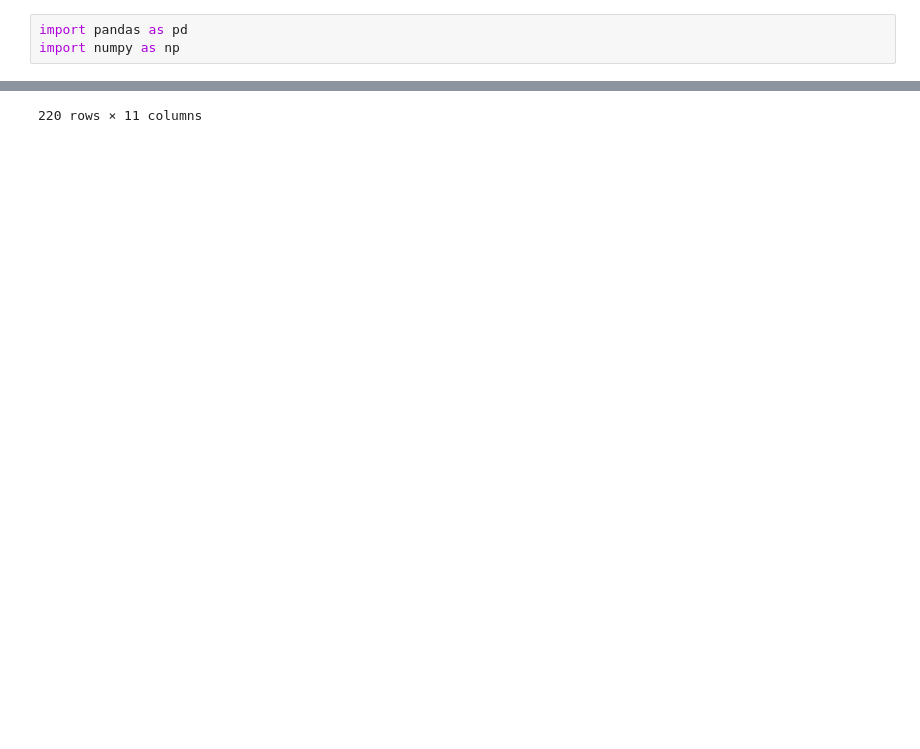
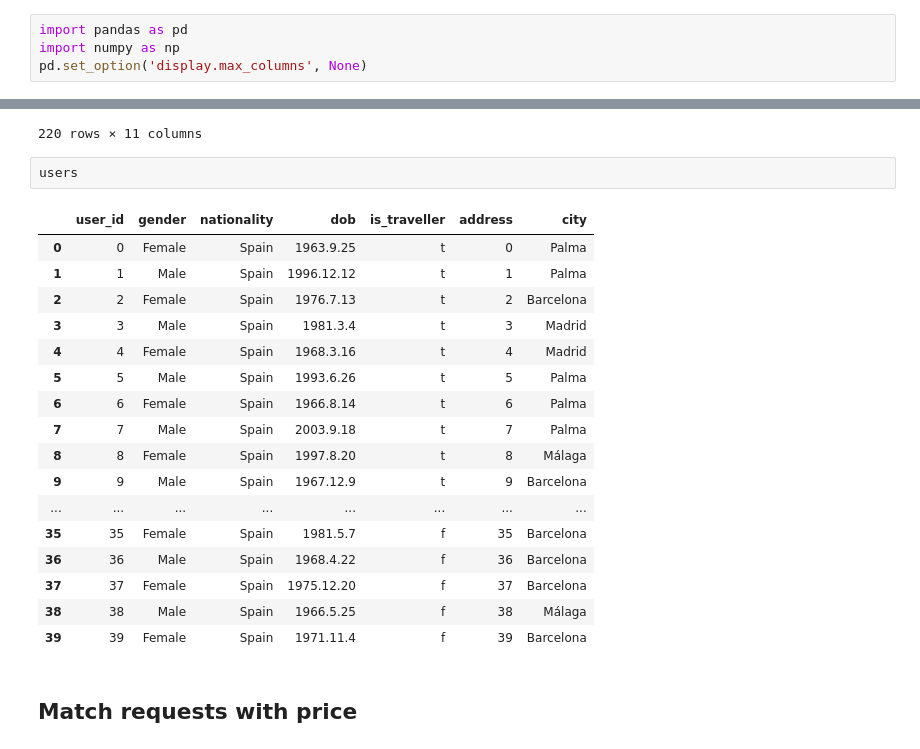
Before and after one commit to SYusupov/BDM_Cargo_Analytics, a Jupyter notebook: formatted_zone/Create_New_Features.ipynb, the cells around one changed output, grey strips where cells are left out. Cells and saved outputs as stored; diff of their text form; blank space fills up the shorter version.

Commit message:
Create New Features for requests

```diff
--- a/formatted_zone/Create_New_Features.ipynb
+++ b/formatted_zone/Create_New_Features.ipynb
@@ -1,6 +1,7 @@
 # %%
 import pandas as pd
 import numpy as np
+pd.set_option('display.max_columns', None)
 # %%
 city_distances = pd.read_csv("city_distances.csv")
 dhl_price = pd.read_csv("dhl_price.csv")
@@ -26,3 +27,25 @@ requests
 | 218 | 36 | 25 | NaN | dc582e9ac5036846acfeeb3093b17aa7 | 04/19/2023 09:46 AM | NaN | ... |
 | 219 | 25 | 33 | NaN | 828fe032935d7c1901682e5b6cc076c2 | 04/24/2023 03:57 AM | NaN | ... |
 220 rows × 11 columns
+# %%
+users
+# %% [output]
+|  | user_id | gender | nationality | dob | is_traveller | address | city |
+| 0 | 0 | Female | Spain | 1963.9.25 | t | 0 | Palma |
+| 1 | 1 | Male | Spain | 1996.12.12 | t | 1 | Palma |
+| 2 | 2 | Female | Spain | 1976.7.13 | t | 2 | Barcelona |
+| 3 | 3 | Male | Spain | 1981.3.4 | t | 3 | Madrid |
+| 4 | 4 | Female | Spain | 1968.3.16 | t | 4 | Madrid |
+| 5 | 5 | Male | Spain | 1993.6.26 | t | 5 | Palma |
+| 6 | 6 | Female | Spain | 1966.8.14 | t | 6 | Palma |
+| 7 | 7 | Male | Spain | 2003.9.18 | t | 7 | Palma |
+| 8 | 8 | Female | Spain | 1997.8.20 | t | 8 | Málaga |
+| 9 | 9 | Male | Spain | 1967.12.9 | t | 9 | Barcelona |
+| ... | ... | ... | ... | ... | ... | ... | ... |
+| 35 | 35 | Female | Spain | 1981.5.7 | f | 35 | Barcelona |
+| 36 | 36 | Male | Spain | 1968.4.22 | f | 36 | Barcelona |
+| 37 | 37 | Female | Spain | 1975.12.20 | f | 37 | Barcelona |
+| 38 | 38 | Male | Spain | 1966.5.25 | f | 38 | Málaga |
+| 39 | 39 | Female | Spain | 1971.11.4 | f | 39 | Barcelona |
+# %% [markdown]
+## Match requests with price
```
Also changed, not shown: parts of 10 cells of this notebook, 1 other file.
